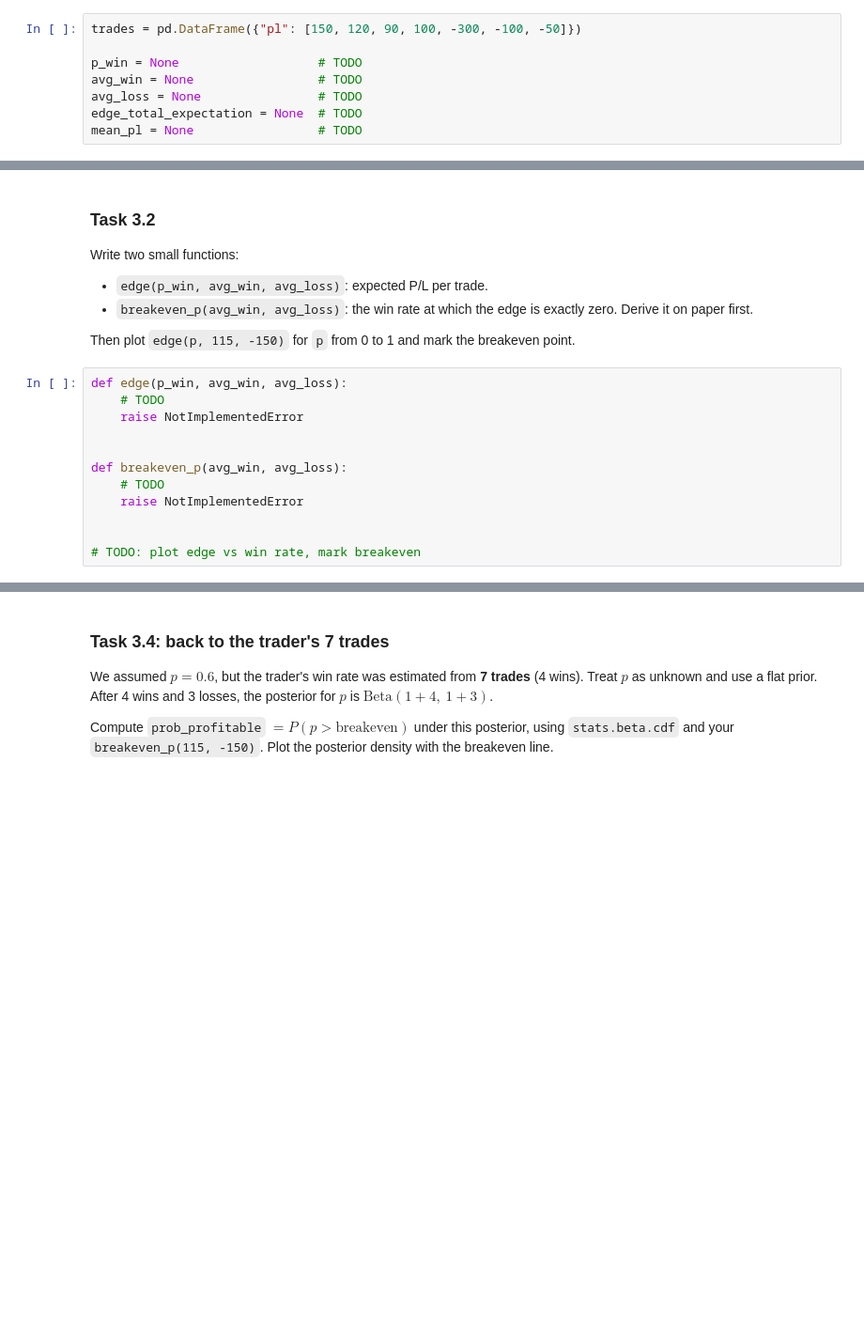
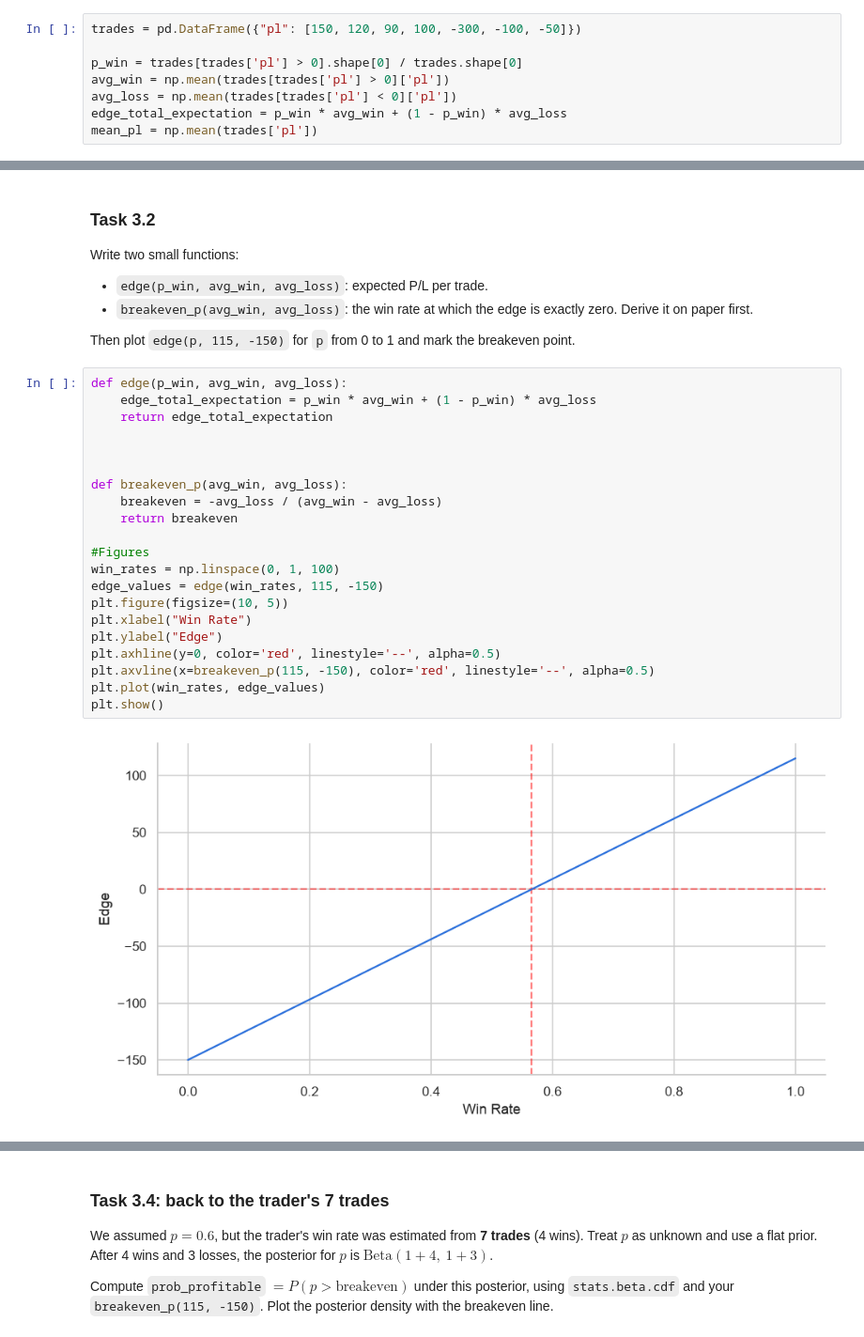
Before and after one commit to giomil1998/quant-guild-study, a Jupyter notebook: notebooks/02_statistics_in_trading/statistics_in_trading.ipynb, the cells around one changed output, grey strips where cells are left out. Shown at 94% size. Cells and saved outputs as stored; diff of their text form; blank space fills up the shorter version.

```diff
--- a/notebooks/02_statistics_in_trading/statistics_in_trading.ipynb
+++ b/notebooks/02_statistics_in_trading/statistics_in_trading.ipynb
@@ -201,11 +201,11 @@ Here are the lecture's 7 trades. Compute `p_win`, `avg_win`, `avg_loss` (a negat
 # %%
 trades = pd.DataFrame({"pl": [150, 120, 90, 100, -300, -100, -50]})
 
-p_win = None                   # TODO
-avg_win = None                 # TODO
-avg_loss = None                # TODO
-edge_total_expectation = None  # TODO
-mean_pl = None                 # TODO
+p_win = trades[trades['pl'] > 0].shape[0] / trades.shape[0]
+avg_win = np.mean(trades[trades['pl'] > 0]['pl'])
+avg_loss = np.mean(trades[trades['pl'] < 0]['pl'])
+edge_total_expectation = p_win * avg_win + (1 - p_win) * avg_loss
+mean_pl = np.mean(trades['pl'])
 # %%
 check.task3_1(p_win, avg_win, avg_loss, edge_total_expectation, mean_pl)
 # %% [output]
@@ -220,16 +220,27 @@ Write two small functions:
 Then plot `edge(p, 115, -150)` for `p` from 0 to 1 and mark the breakeven point.
 # %%
 def edge(p_win, avg_win, avg_loss):
-    # TODO
-    raise NotImplementedError
+    edge_total_expectation = p_win * avg_win + (1 - p_win) * avg_loss
+    return edge_total_expectation
+
 
 
 def breakeven_p(avg_win, avg_loss):
-    # TODO
-    raise NotImplementedError
+    breakeven = -avg_loss / (avg_win - avg_loss)
+    return breakeven
 
-
-# TODO: plot edge vs win rate, mark breakeven
+#Figures
+win_rates = np.linspace(0, 1, 100)
+edge_values = edge(win_rates, 115, -150)
+plt.figure(figsize=(10, 5))
+plt.xlabel("Win Rate")
+plt.ylabel("Edge")
+plt.axhline(y=0, color='red', linestyle='--', alpha=0.5)
+plt.axvline(x=breakeven_p(115, -150), color='red', linestyle='--', alpha=0.5)
+plt.plot(win_rates, edge_values)
+plt.show()
+# %% [output]
+[figure, added]
 # %%
 check.task3_2(edge, breakeven_p)
 # %% [output]
```
Also changed, not shown: parts of 18 cells of this notebook, 1 other file.
